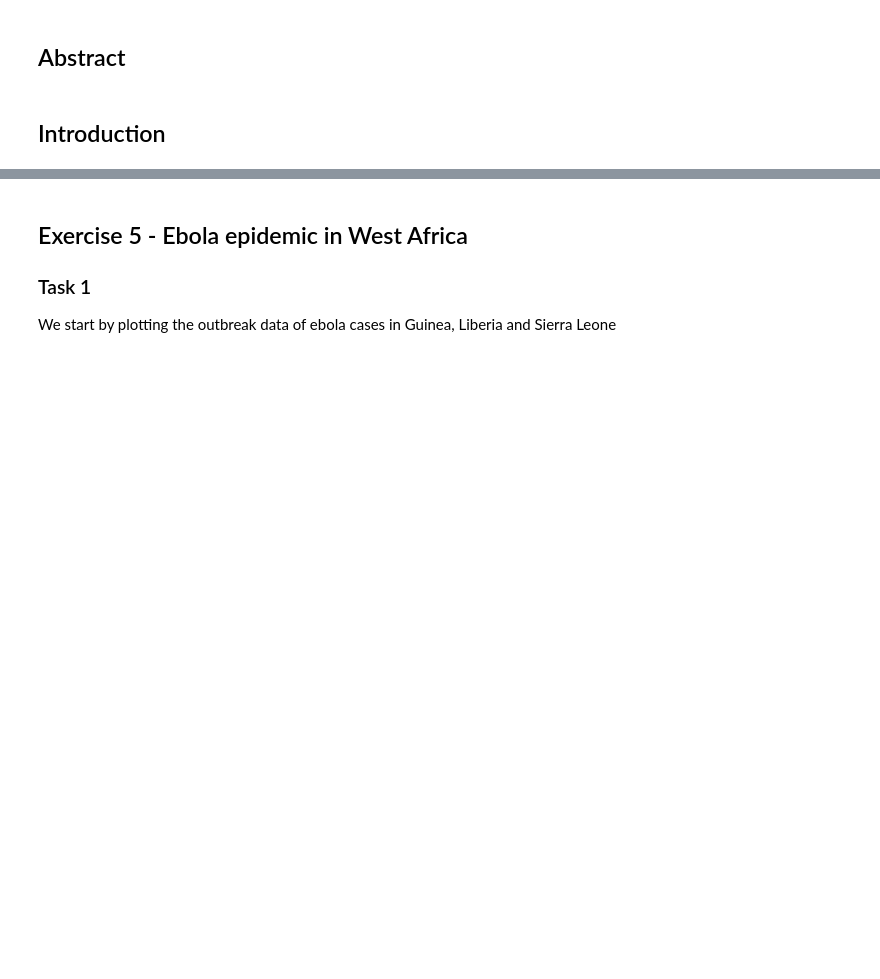
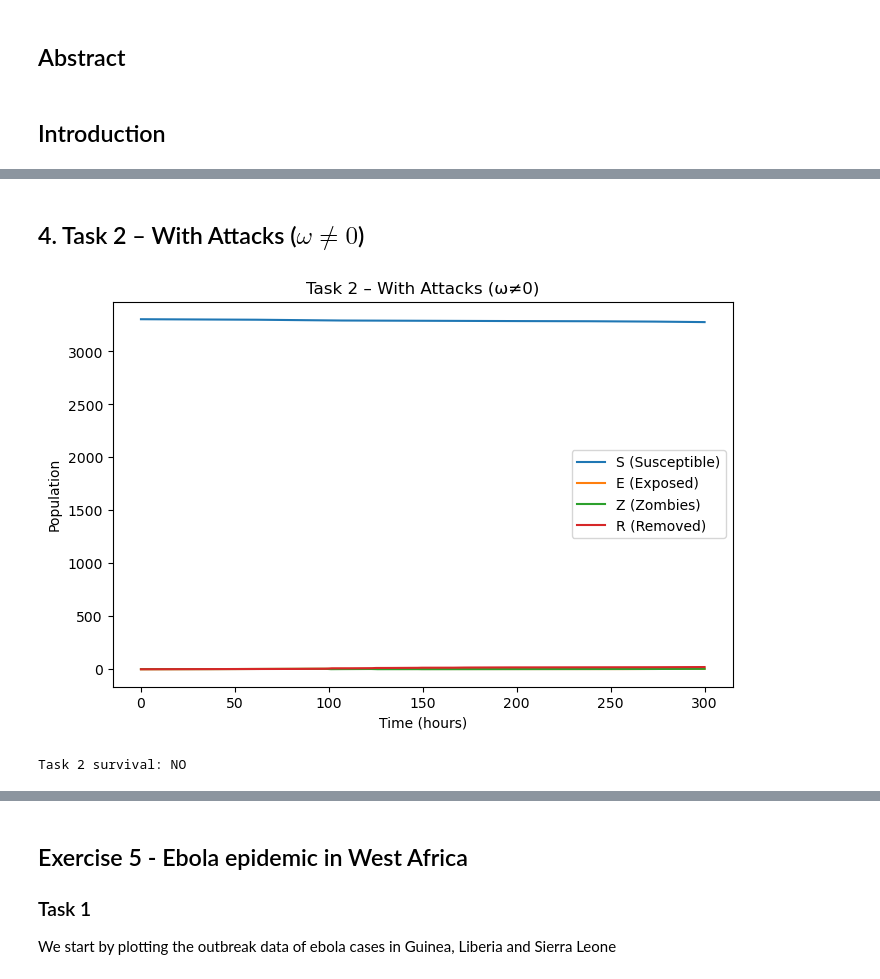
Before and after one commit to hoyes127/MOD300_Project_2, a Jupyter notebook: project2.ipynb, the cells around one changed output, grey strips where cells are left out. Saved outputs shown, nothing was run; the diff lists cells and outputs as text; code cells hidden in the pictures; blank space fills up the shorter version.

```diff
--- a/project2.ipynb
+++ b/project2.ipynb
@@ -7,0 +98,18 @@ Jahad Ahmed Hamidi, Ruhan Reza, Stian Salte
+# %% [markdown]
+## 4. Task 2 – With Attacks ($\omega \neq 0$)
+# %%
+sol2 = simulate(N, y0, T_end, beta, sigma, alpha, a, attacks, use_attacks=True)
+
+plt.figure(figsize=(8,5))
+plt.plot(sol2.t, sol2.y[0], label='S (Susceptible)')
+plt.plot(sol2.t, sol2.y[1], label='E (Exposed)')
+plt.plot(sol2.t, sol2.y[2], label='Z (Zombies)')
+plt.plot(sol2.t, sol2.y[3], label='R (Removed)')
+plt.title('Task 2 – With Attacks (ω≠0)')
+plt.xlabel('Time (hours)'); plt.ylabel('Population')
+plt.legend(); plt.show()
+
+print('Task 2 survival:', 'YES' if survived(sol2) else 'NO')
+# %% [output]
+[figure, added]
+Task 2 survival: NO
```
Also changed, not shown: parts of 17 cells of this notebook.
